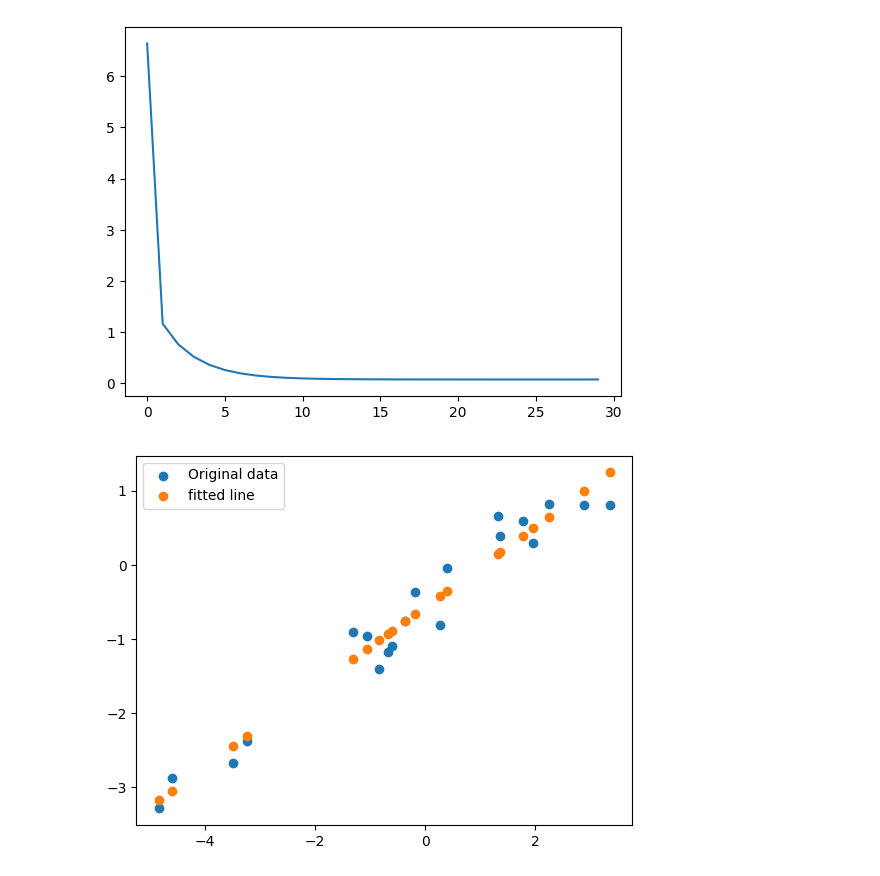
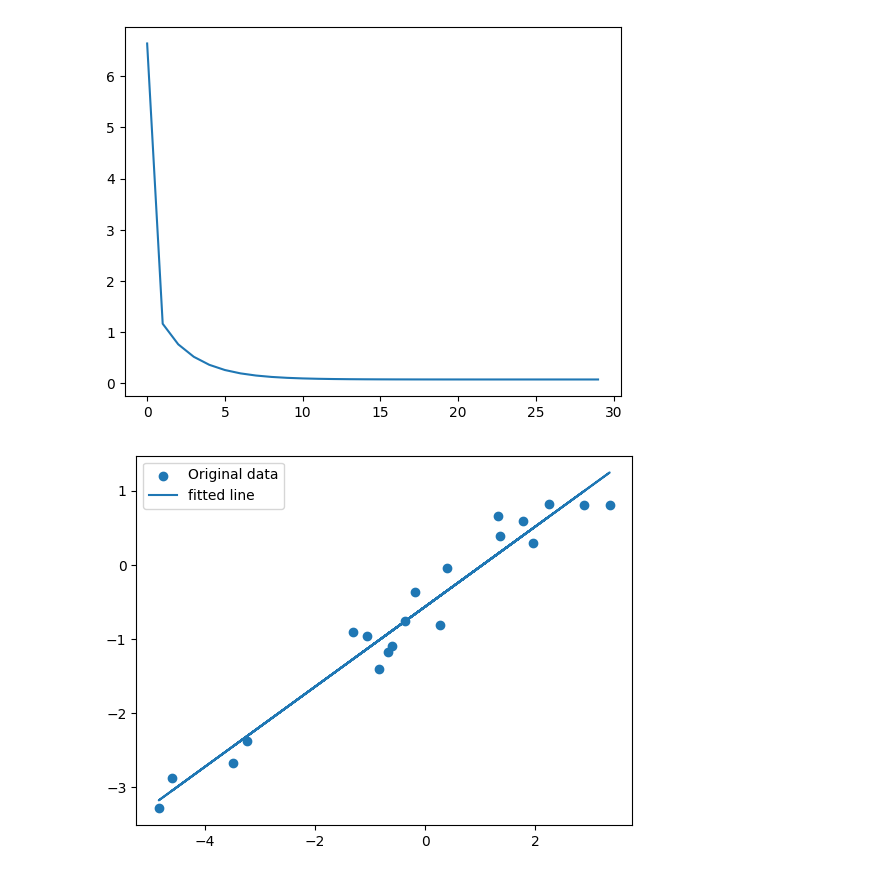
Before and after one commit to Madushani-Weerasekara/PyTorch-Linear-Regression, a Jupyter notebook: pytorch_linearRegression.ipynb, the cells around one changed output. Cells and saved outputs as stored; diff of their text form; code cells hidden in the pictures.

```diff
--- a/pytorch_linearRegression.ipynb
+++ b/pytorch_linearRegression.ipynb
@@ -90,9 +90,9 @@ plt.plot(losses);
 # %%
 # Plot the graph
 predicted = model(inputs).detach().numpy()
 plt.scatter(x,y, label = 'Original data')
-plt.scatter(x, predicted , label = 'fitted line')
+plt.plot(x, predicted , label = 'fitted line')
 plt.legend()
 plt.show()
 # %% [output]
-[figure, old version]
+[figure, new version]
```
